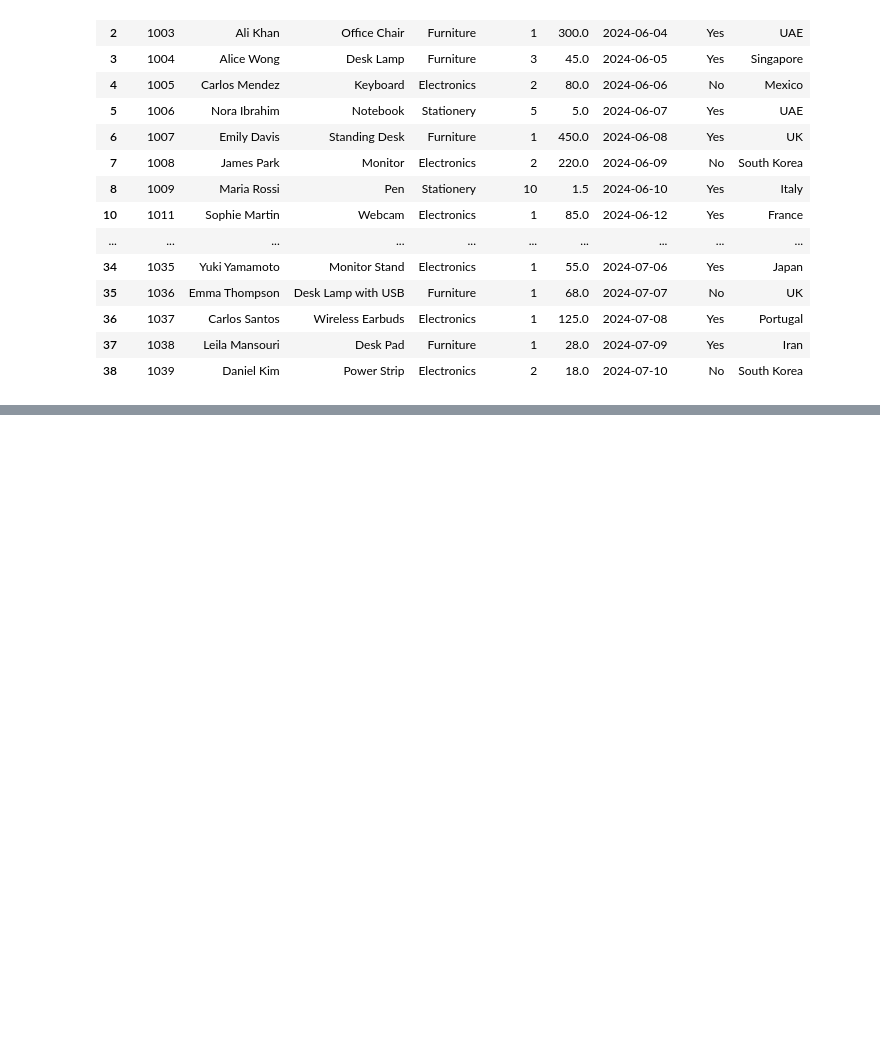
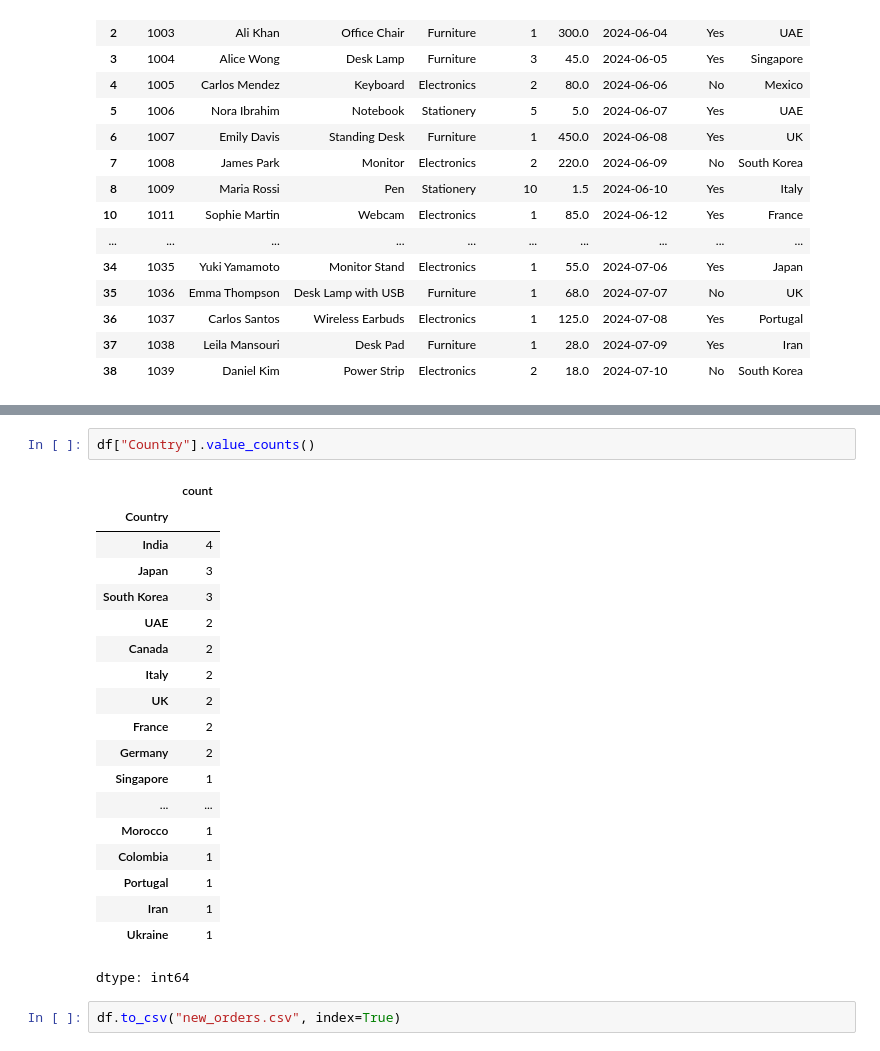
Before and after one commit to ravikeerthi7606/Pandas, a Jupyter notebook: Pandas.ipynb, the cells around one changed output, grey strips where cells are left out. Drawn from its saved outputs; the diff is of its cells as text; blank space fills up the shorter version.

```diff
--- a/Pandas.ipynb
+++ b/Pandas.ipynb
@@ -177,0 +217,24 @@ df[~df["CustomerName"].str.endswith("a")]
+# %%
+df["Country"].value_counts()
+# %% [output]
+|  | count |
+| Country |  |
+| India | 4 |
+| Japan | 3 |
+| South Korea | 3 |
+| UAE | 2 |
+| Canada | 2 |
+| Italy | 2 |
+| UK | 2 |
+| France | 2 |
+| Germany | 2 |
+| Singapore | 1 |
+| ... | ... |
+| Morocco | 1 |
+| Colombia | 1 |
+| Portugal | 1 |
+| Iran | 1 |
+| Ukraine | 1 |
+dtype: int64
+# %%
+df.to_csv("new_orders.csv", index=True)
```
Also changed, not shown: parts of 4 cells of this notebook.
